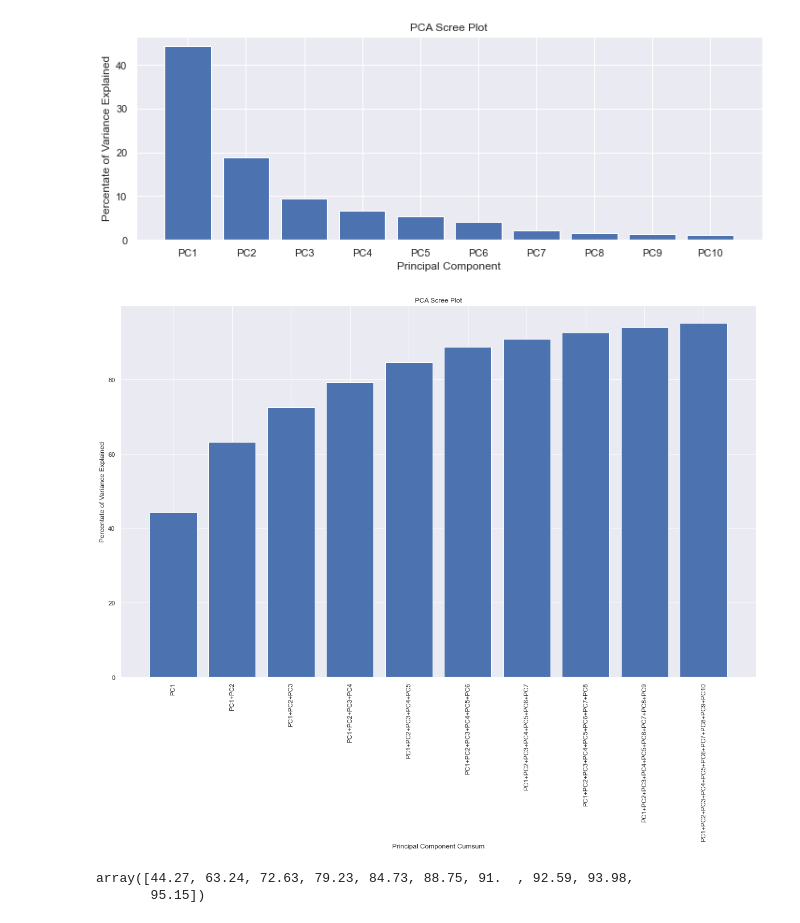
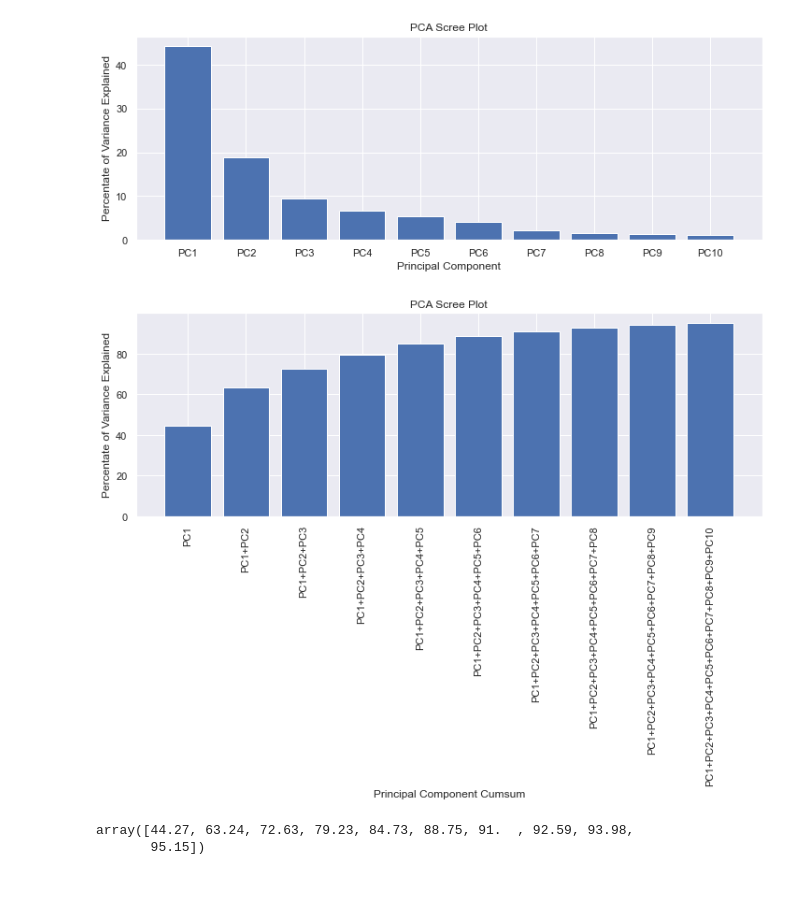
Before and after one commit to zhjavdi/mat281_portfolio_template, a Jupyter notebook: labs/C2_machine_learning/05_overfitting/laboratorio_10.ipynb, the cells around one changed output. Drawn from its saved outputs; the diff is of its cells as text; code cells hidden in the pictures; blank space fills up the shorter version.

```diff
--- a/labs/C2_machine_learning/05_overfitting/laboratorio_10.ipynb
+++ b/labs/C2_machine_learning/05_overfitting/laboratorio_10.ipynb
@@ -93,7 +93,7 @@ plt.show()
 # %% [markdown]
 Como se puede ver en las esquinas inferior izquierda y superior derecha, hay zonas más oscuras que indican una correlación mayor entre los datos. Esta correlación lineal puede afectar nuestro entrenamiento, ya que queremos que los datos sean lo más linealmente independientes posible. A continuación, realizaremos una reducción de dimensionalidad utilizando componentes principales.
 # %%
-pca = pca = PCA(n_components=10) # modelo
+pca = PCA(n_components=10) # modelo
 principalComponents = pca.fit_transform(X) # componentes obtenidas ajustando el modelo a los datos.
 # %% [markdown]
 Observaremos este ajuste por componentes viendo los gráficos de varianza y varianza acumulada:
@@ -113,26 +113,26 @@ plt.show()
 # %%
 # grafico varianza por la suma acumulada de los componente
 percent_variance_cum = np.cumsum(percent_variance)
 columns = ['PC1',
            'PC1+PC2',
            'PC1+PC2+PC3',
            'PC1+PC2+PC3+PC4',
            'PC1+PC2+PC3+PC4+PC5',
            'PC1+PC2+PC3+PC4+PC5+PC6',
            'PC1+PC2+PC3+PC4+PC5+PC6+PC7',
            'PC1+PC2+PC3+PC4+PC5+PC6+PC7+PC8',
            'PC1+PC2+PC3+PC4+PC5+PC6+PC7+PC8+PC9',
            'PC1+PC2+PC3+PC4+PC5+PC6+PC7+PC8+PC9+PC10']
 
-plt.figure(figsize=(20,12))
+plt.figure(figsize=(12,4))
 plt.bar(x= range(1,11), height=percent_variance_cum, tick_label=columns)
 plt.xticks(x= range(1,11), rotation='vertical')
 plt.ylabel('Percentate of Variance Explained')
 plt.xlabel('Principal Component Cumsum')
 plt.title('PCA Scree Plot')
 plt.show()
 # %% [output]
-[figure, old version]
+[figure, new version]
 # %%
 percent_variance_cum
 # %% [output]
```
Also changed, not shown: parts of 18 cells of this notebook.
